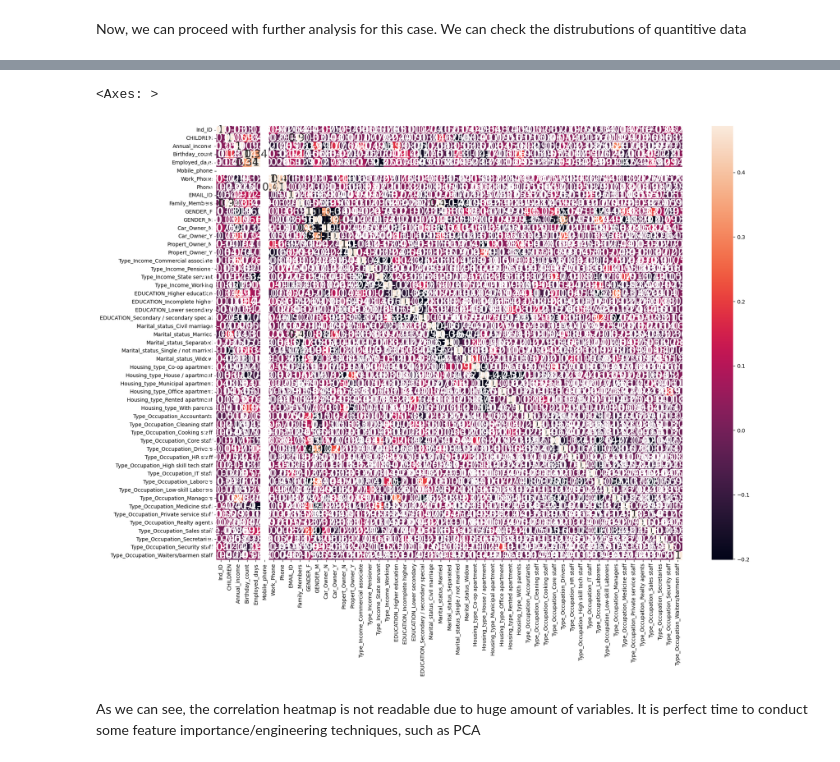
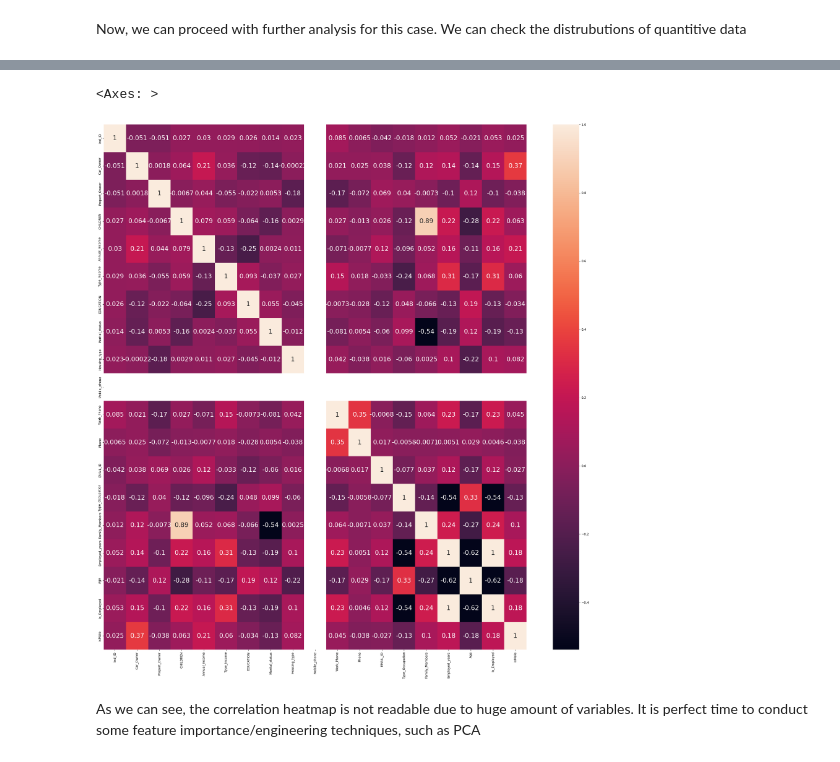
Before and after one commit to filki/LoanRepaymentBinaryPred, a Jupyter notebook: sourceCode.ipynb, the cells around one changed output, grey strips where cells are left out. Drawn from its saved outputs; the diff is of its cells as text; code cells hidden in the pictures.

````diff
--- a/sourceCode.ipynb
+++ b/sourceCode.ipynb
@@ -48,7 +48,8 @@ print(uniqVal)
 # %% [markdown]
 As we can see, they are boolean columns, so we should make them boolean instead of string
 # %%
-df_transformation[['Car_Owner', 'Propert_Owner']] = df[['Car_Owner', 'Propert_Owner']].replace({'Y': 1, 'N': 0})
+df_transformation['Car_Owner'] = df['Car_Owner'].map({'Y': 1, 'N': 0})
+df_transformation['Propert_Owner'] = df['Propert_Owner'].map({'Y': 1, 'N': 0})
 # %% [markdown]
 Columns ```[Employed_years]``` and ```[Birthday_count]``` appear to be quite hard to read, let's change that.
 # %%
@@ -100,3 +103,5 @@ for column in df_transformation.columns:
+# %%
+df_transformation["Employed_years"] = df_transformation["Employed_years"] * -1
 # %%
 df
 # %% [output]
@@ -205,5 +228,5 @@ For now, we will just ignore NaN values and drop them out of df.
 # %% [markdown]
 ## Ignoring the NA's
 # %%
-df.dropna(inplace = True)
+df_transformation.dropna(inplace = True)
 # %%
@@ -274,9 +254,11 @@ for i in df_binary.columns:
+# %%
+df_transformation_without_age_brackets = df_transformation.drop(columns = ["Age Bracket"], axis = 1)
 # %%
-plt.subplots(figsize=(20,15))
-sns.heatmap(df_dummies.corr(),annot=True,robust = True,annot_kws={'size': 20})
+plt.subplots(figsize=(30,30))
+sns.heatmap(df_transformation_without_age_brackets.corr(),annot=True,robust = True,annot_kws={'size': 20})
 # %% [output]
 <Axes: >
-[figure, old version]
+[figure, new version]
 # %% [markdown]
 As we can see, the correlation heatmap is not readable due to huge amount of variables. It is perfect time to conduct some feature importance/engineering techniques, such as PCA
 # %%
````
Also changed, not shown: parts of 15 cells of this notebook.
